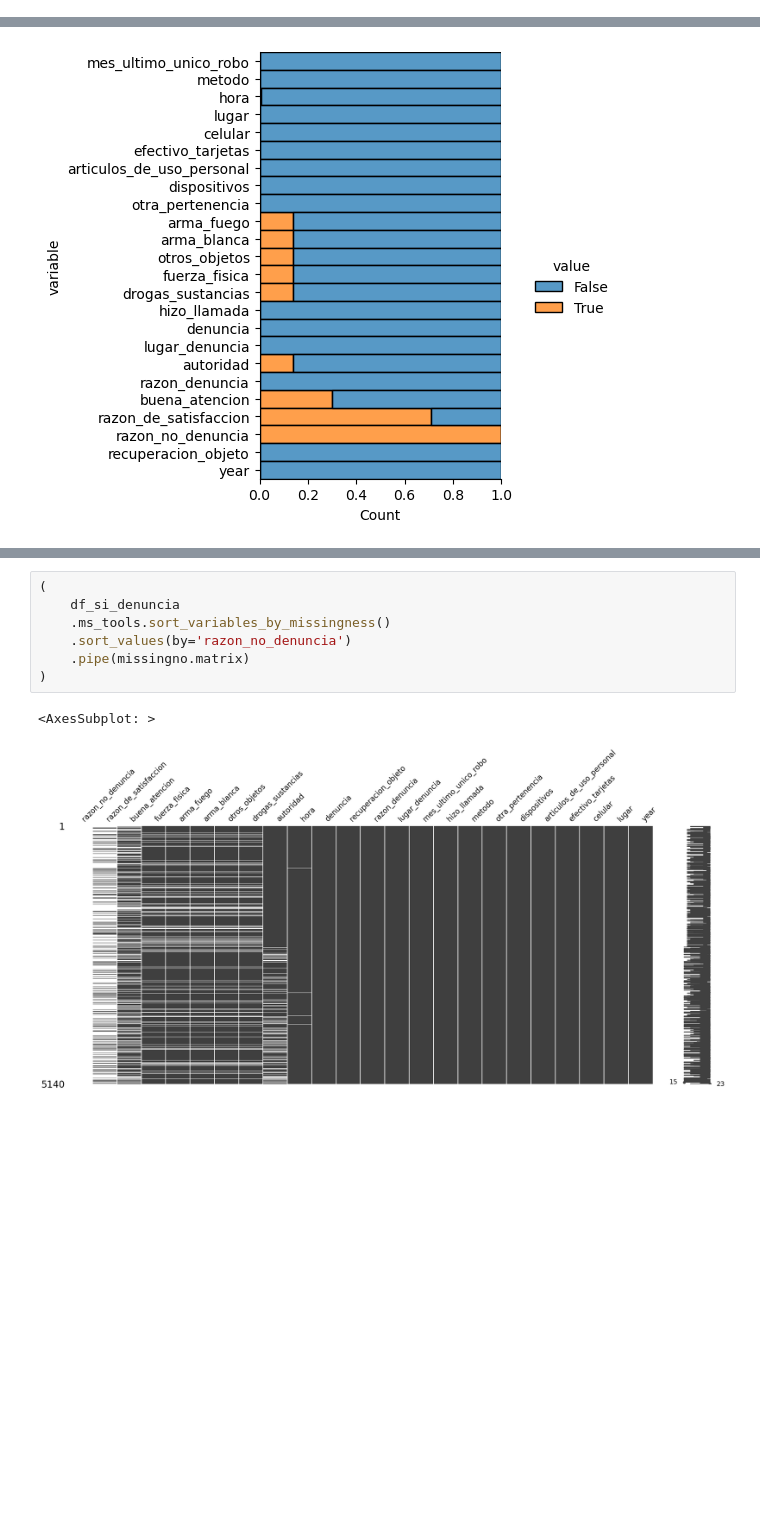
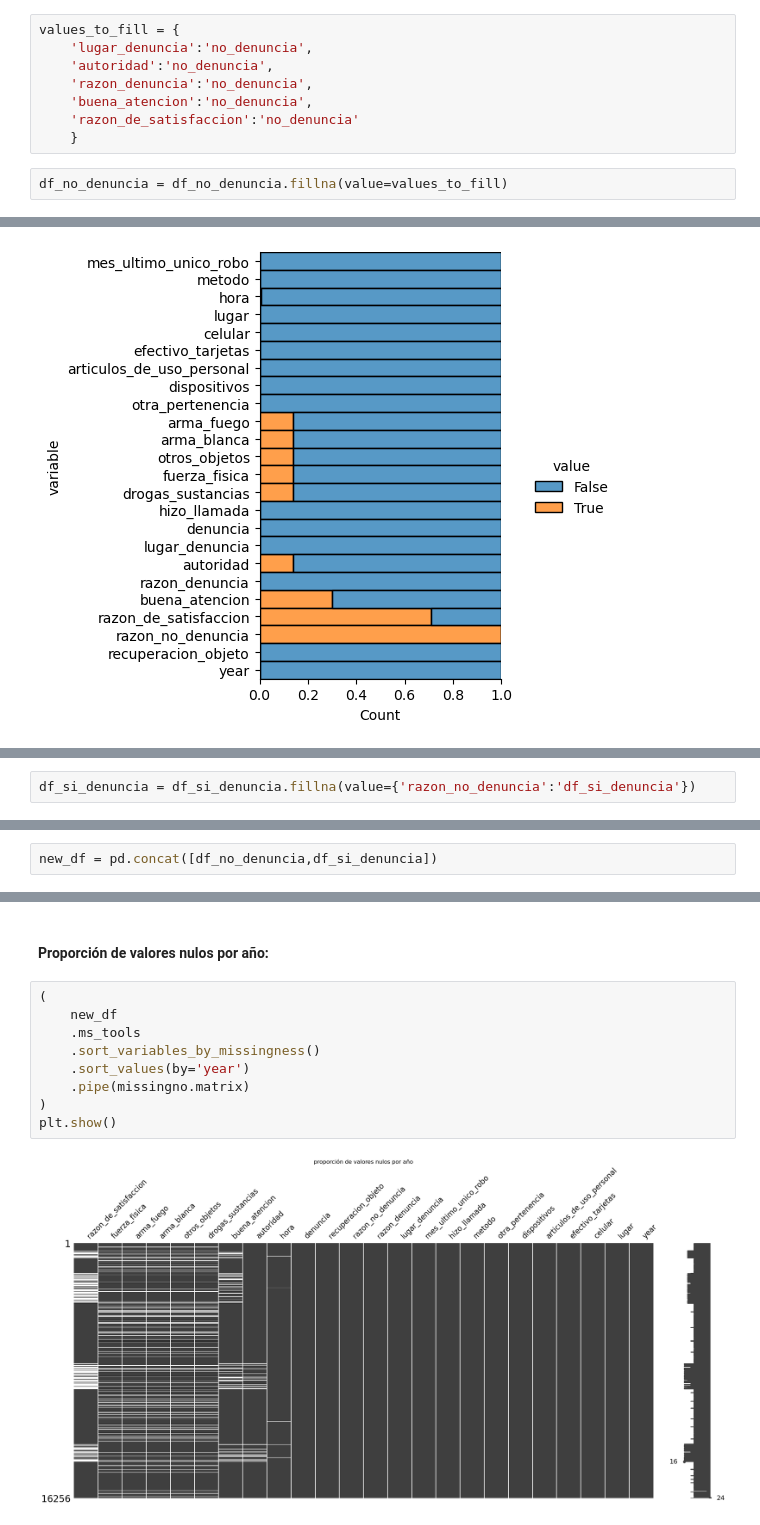
Before and after one commit to giraljv/hurtos_colombia, a Jupyter notebook: notebooks/0-1_nulls.ipynb, the cells around one changed output, grey strips where cells are left out. Cells and saved outputs as stored; diff of their text form; blank space fills up the shorter version.

Commit message:
avances en valores nulos

```diff
--- a/notebooks/0-1_nulls.ipynb
+++ b/notebooks/0-1_nulls.ipynb
@@ -134,0 +116,10 @@ df_no_denuncia.ms_tools.vis_proportion()
+# %%
+values_to_fill = {
+    'lugar_denuncia':'no_denuncia',
+    'autoridad':'no_denuncia',
+    'razon_denuncia':'no_denuncia',
+    'buena_atencion':'no_denuncia',
+    'razon_de_satisfaccion':'no_denuncia'
+    }
+# %%
+df_no_denuncia = df_no_denuncia.fillna(value=values_to_fill)
@@ -151,0 +154,2 @@ df_si_denuncia.ms_tools.vis_proportion()
+# %%
+df_si_denuncia = df_si_denuncia.fillna(value={'razon_no_denuncia':'df_si_denuncia'})
@@ -151,0 +163,2 @@ df_si_denuncia.ms_tools.vis_proportion()
+# %%
+new_df = pd.concat([df_no_denuncia,df_si_denuncia])
@@ -152,10 +237,13 @@ df_si_denuncia.ms_tools.vis_proportion()
+# %% [markdown]
+#### Proporción de valores nulos por año:
 # %%
 (
-    df_si_denuncia
-    .ms_tools.sort_variables_by_missingness()
-    .sort_values(by='razon_no_denuncia')
+    new_df
+    .ms_tools
+    .sort_variables_by_missingness()
+    .sort_values(by='year')
     .pipe(missingno.matrix)
 )
+plt.show()
 # %% [output]
-<AxesSubplot: >
-[figure, old version]
+[figure, new version]
```
Also changed, not shown: parts of 29 cells of this notebook.
